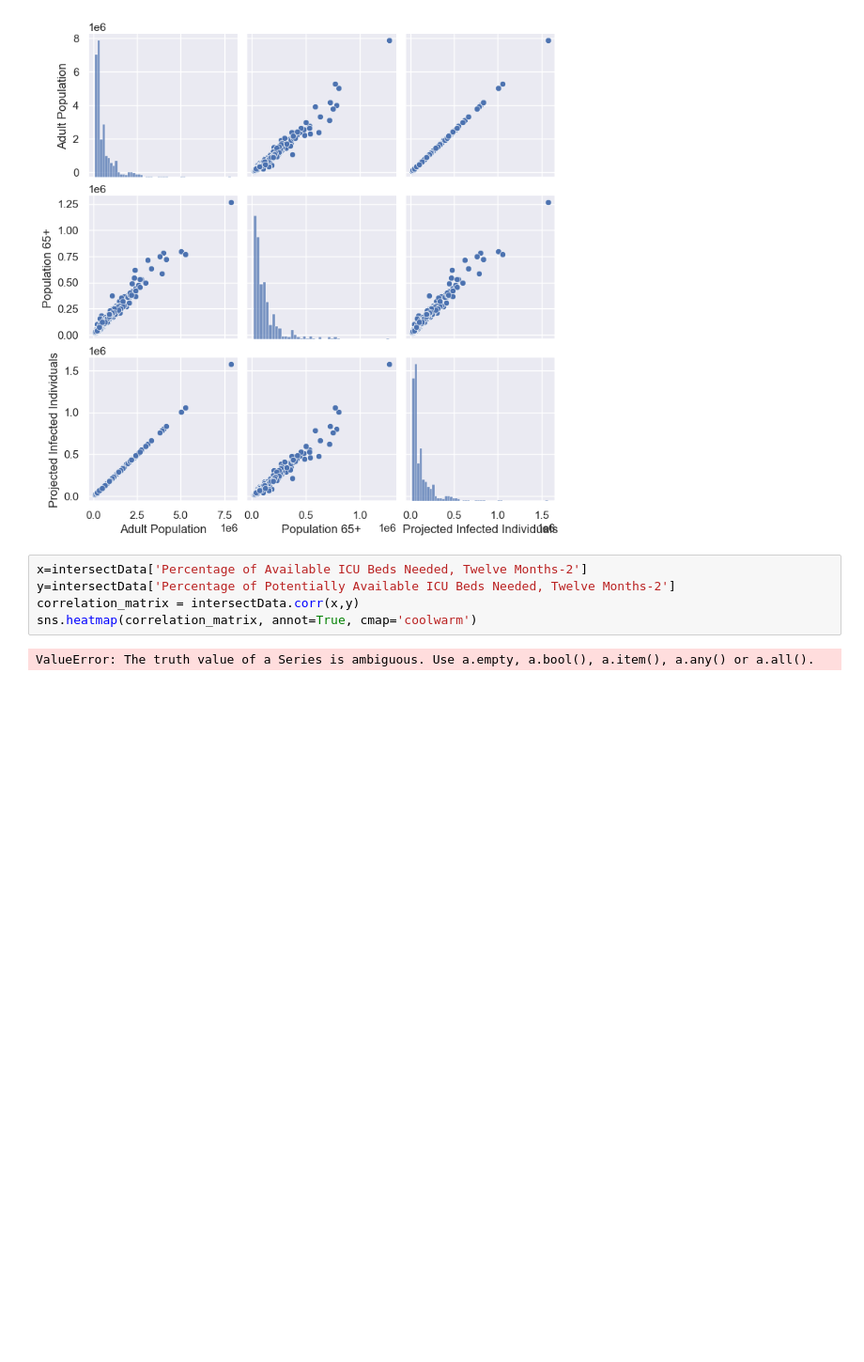
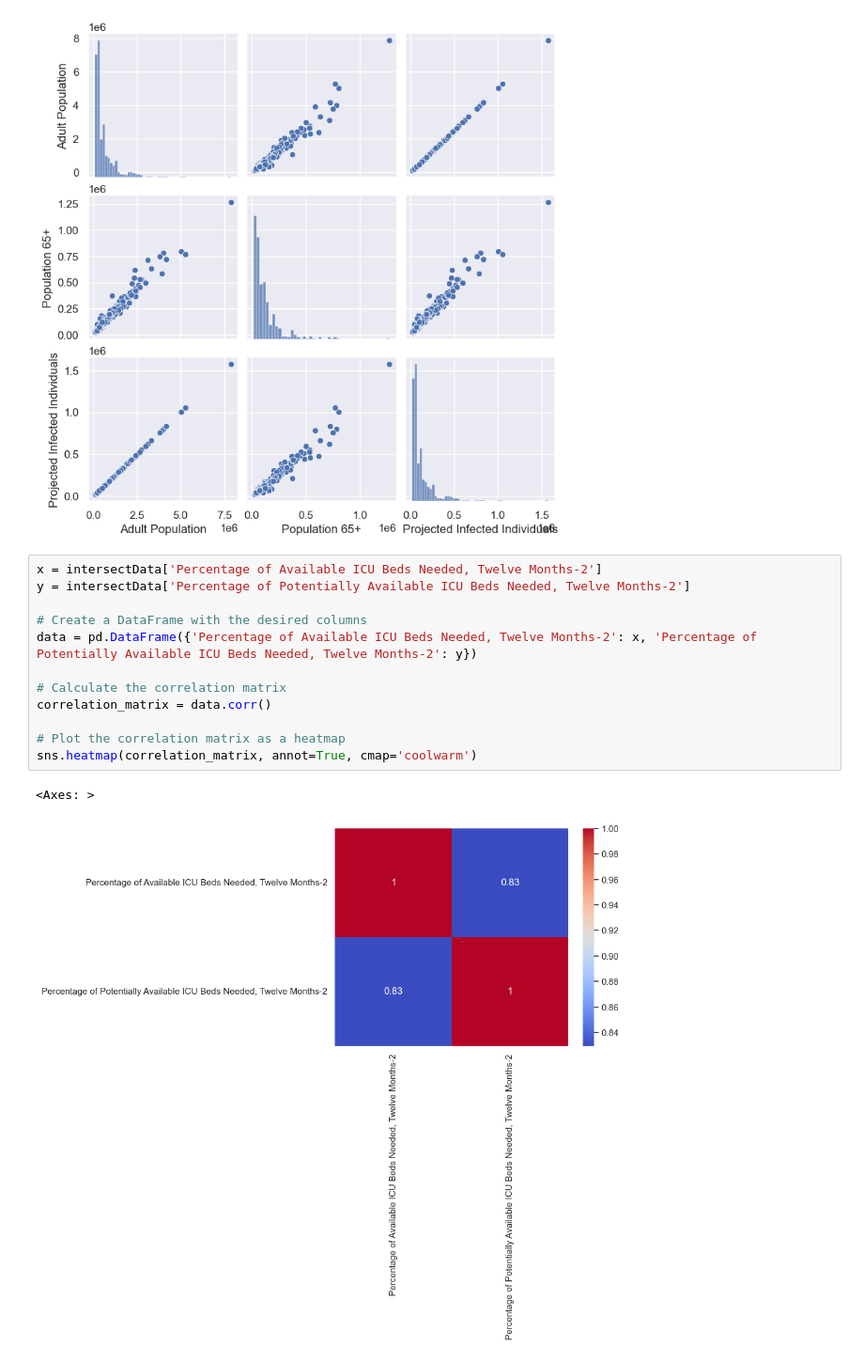
Before and after one commit to scizzio/ExperimentalFolder, a Jupyter notebook: hospitalBedCapacity.ipynb, the cells around one changed output. Shown: that part at 94% size. Drawn from its saved outputs; the diff is of its cells as text; blank space fills up the shorter version.

```diff
--- a/hospitalBedCapacity.ipynb
+++ b/hospitalBedCapacity.ipynb
@@ -79,9 +79,17 @@ sns.pairplot(intersectData[['Adult Population','Population 65+','Projected Infec
 <seaborn.axisgrid.PairGrid at 0x...>
 [figure]
 # %%
-x=intersectData['Percentage of Available ICU Beds Needed, Twelve Months-2']
-y=intersectData['Percentage of Potentially Available ICU Beds Needed, Twelve Months-2']
-correlation_matrix = intersectData.corr(x,y)
+x = intersectData['Percentage of Available ICU Beds Needed, Twelve Months-2']
+y = intersectData['Percentage of Potentially Available ICU Beds Needed, Twelve Months-2']
+
+# Create a DataFrame with the desired columns
+data = pd.DataFrame({'Percentage of Available ICU Beds Needed, Twelve Months-2': x, 'Percentage of Potentially Available ICU Beds Needed, Twelve Months-2': y})
+
+# Calculate the correlation matrix
+correlation_matrix = data.corr()
+
+# Plot the correlation matrix as a heatmap
 sns.heatmap(correlation_matrix, annot=True, cmap='coolwarm')
 # %% [output]
-ValueError: The truth value of a Series is ambiguous. Use a.empty, a.bool(), a.item(), a.any() or a.all().
+<Axes: >
+[figure, added]
```
